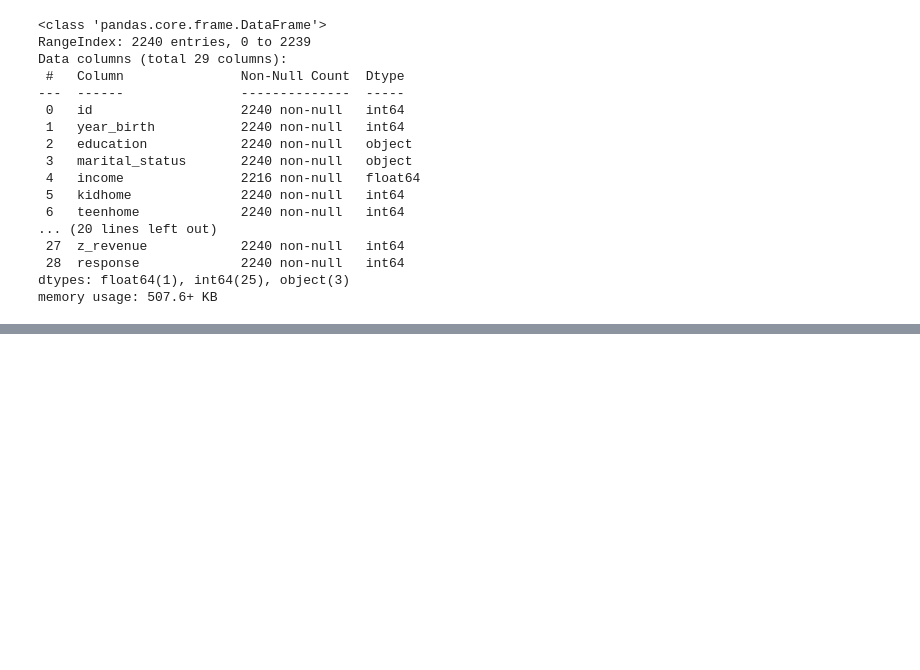
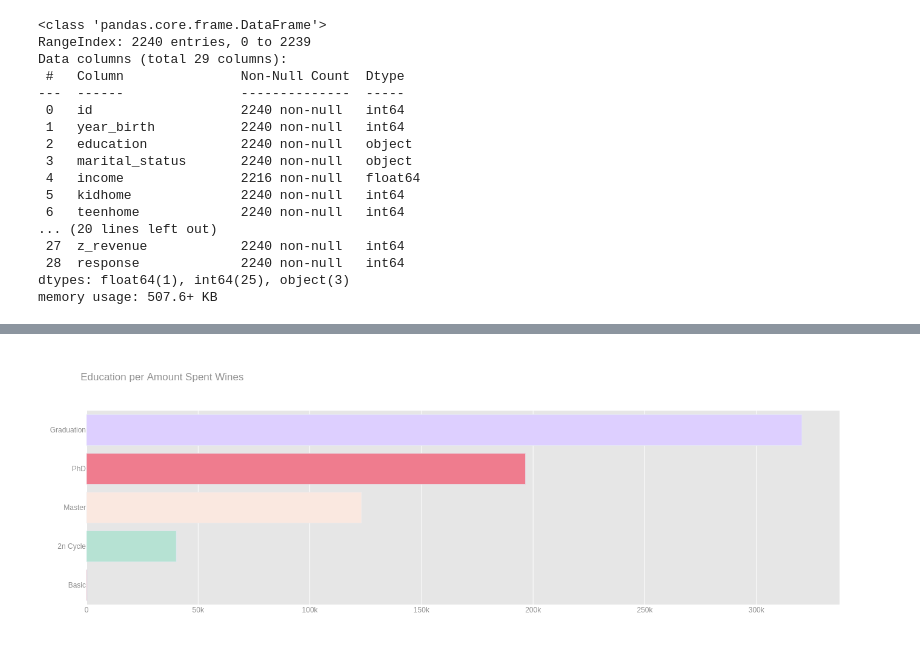
Before and after one commit to julianyraiol/customer-segmentation, a Jupyter notebook: notebook/analysis.ipynb, the cells around one changed output, grey strips where cells are left out. Cells and saved outputs as stored; diff of their text form; code cells hidden in the pictures; blank space fills up the shorter version.

```diff
--- a/notebook/analysis.ipynb
+++ b/notebook/analysis.ipynb
@@ -93,0 +143,22 @@ fig.show()
+# %%
+education_wine = df.groupby(["education"], as_index=False).agg({"mntwines" : [sum]})
+education_wine.columns = education_wine.columns.droplevel(level = 1)
+education_wine.rename(columns = {"mntwines": "count_wine"}, inplace = True)
+education_wine.sort_values("count_wine", ascending=True, inplace = True)
+# %%
+layout = go.Layout(title="Education per Amount Spent Wines",
+                   font=dict(family='Arial', size=12, color='#909090'),
+                   legend=dict(x=0.9, y=0.5), plot_bgcolor='rgb(230, 230,230)', width=700, height=500)
+
+education_wine_chart = go.Bar(x = education_wine["count_wine"],
+                              y = education_wine["education"],
+                              orientation = 'h',
+                              marker=dict(color=color_palette_list))
+
+
+data = [education_wine_chart]
+fig = go.Figure(data=data, layout=layout)
+
+fig.show()
+# %% [output]
+[figure, added]
```
Also changed, not shown: parts of 18 cells of this notebook, 4 other files.
